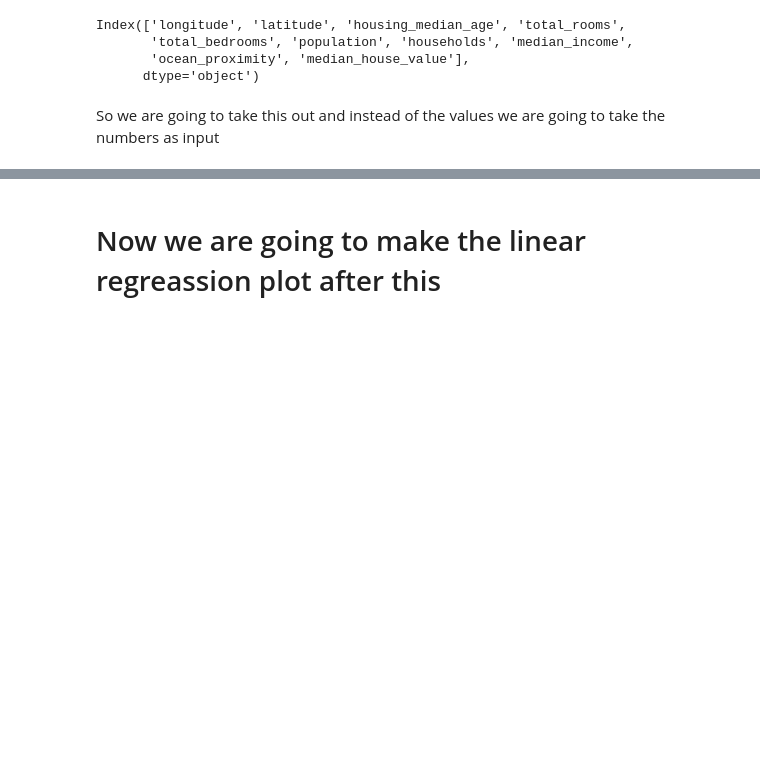
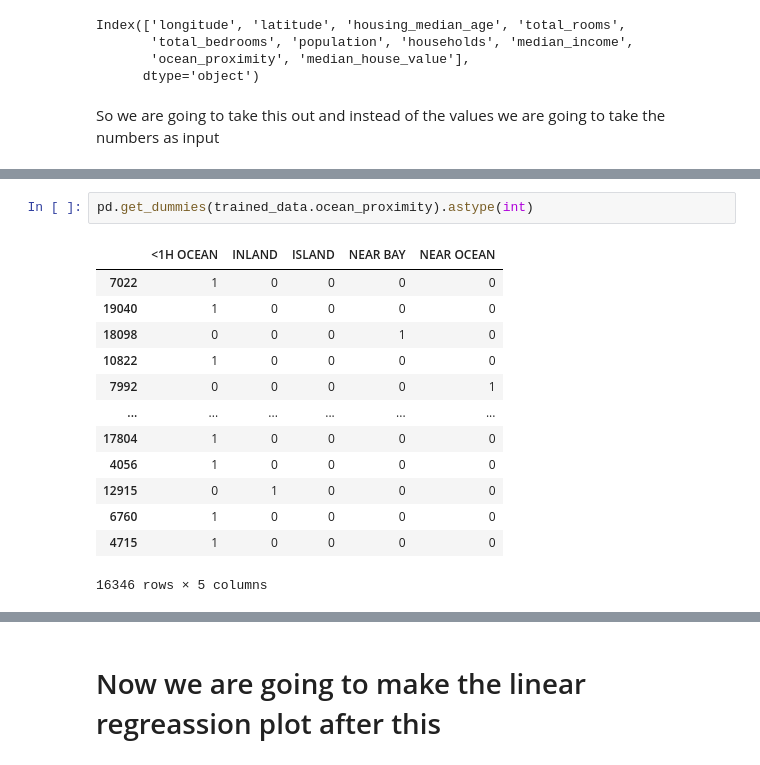
Before and after one commit to Akshitwadhwa/linear-regression-model, a Jupyter notebook: training.ipynb, the cells around one changed output, grey strips where cells are left out. Cells and saved outputs as stored; diff of their text form; blank space fills up the shorter version.

```diff
--- a/training.ipynb
+++ b/training.ipynb
@@ -105,0 +118,16 @@ So we are going to take this out and instead of the values we are going to take
+# %%
+pd.get_dummies(trained_data.ocean_proximity).astype(int)
+# %% [output]
+|  | <1H OCEAN | INLAND | ISLAND | NEAR BAY | NEAR OCEAN |
+| 7022 | 1 | 0 | 0 | 0 | 0 |
+| 19040 | 1 | 0 | 0 | 0 | 0 |
+| 18098 | 0 | 0 | 0 | 1 | 0 |
+| 10822 | 1 | 0 | 0 | 0 | 0 |
+| 7992 | 0 | 0 | 0 | 0 | 1 |
+| ... | ... | ... | ... | ... | ... |
+| 17804 | 1 | 0 | 0 | 0 | 0 |
+| 4056 | 1 | 0 | 0 | 0 | 0 |
+| 12915 | 0 | 1 | 0 | 0 | 0 |
+| 6760 | 1 | 0 | 0 | 0 | 0 |
+| 4715 | 1 | 0 | 0 | 0 | 0 |
+16346 rows × 5 columns
```
Also changed, not shown: parts of 6 cells of this notebook.
